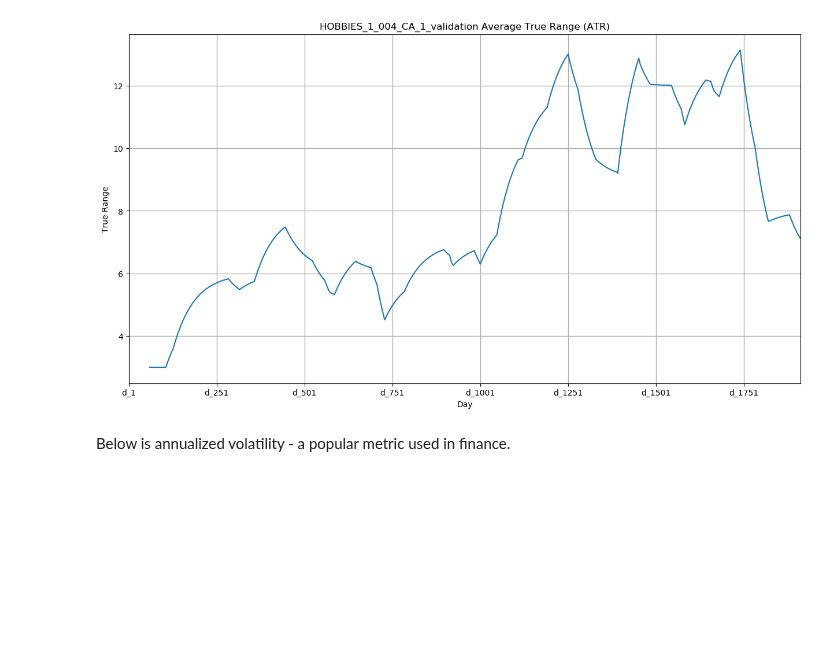
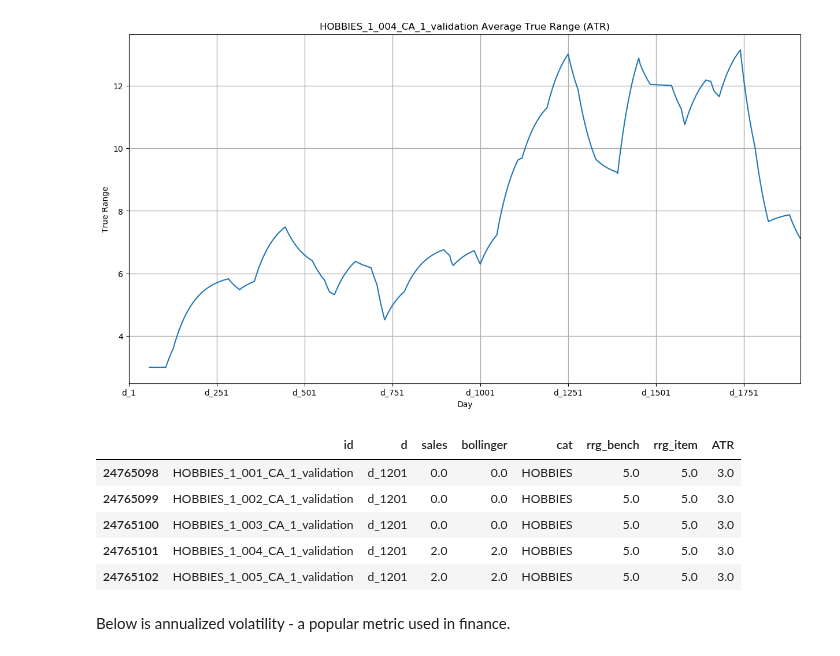
Before and after one commit to Luke-Gray/M5-Accuracy, a Jupyter notebook: M5 Visualizing Strength and Volatility.ipynb, the cells around one changed output. Drawn from its saved outputs; the diff is of its cells as text; code cells hidden in the pictures; blank space fills up the shorter version.

```diff
--- a/M5 Visualizing Strength and Volatility.ipynb
+++ b/M5 Visualizing Strength and Volatility.ipynb
@@ -795,0 +850,8 @@ ValueError: Length of values does not match length of index
+# %%
+wi_len = []
+for i in wi_short['id'].unique():
+    item_len = len(wi_short.loc[wi_short['id']==i])
+    if item_len not in wi_len:
+        wi_len.append(item_len)
+    else:
+        continue
@@ -805,7 +905,7 @@ def wwma(values, window):
 
 def ATR(item, window):
 
-    item_df = sales.loc[sales['id'] == item][d_cols].T
+    item_df = sales.loc[sales['id'] == item][d_cols]
     item_wwma = item_df.ewm(alpha=1/window, adjust=False).mean() #Wilder's EMA
 
     high = item_df.rolling(window).max()
@@ -816,7 +916,8 @@ def ATR(item, window):
     item_df['tr2'] = abs(low - close.shift())
     tr = item_df[['tr0', 'tr1', 'tr2']].max(axis=1)
     atr = wwma(tr, window)
-    return atr
+    short['atr'] = atr
+    return short['atr']
 
 
 
@@ -834,3 +935,42 @@ plt.title('%s Average True Range (ATR)'% item)
 # %% [output]
 Text(0.5, 1.0, 'HOBBIES_1_004_CA_1_validation Average True Range (ATR)')
 [figure]
+# %%
+#Volatility measure
+def wwma(values, window):
+    """
+     J. Welles Wilder's EMA
+    """
+    return values.ewm(alpha=1/window, adjust=False).mean()
+
+def ATR(item, window):
+
+    item_df = pd.DataFrame({'bollinger':short.loc[short['id'] == item]['bollinger']})
+    item_wwma = item_df.ewm(alpha=1/window, adjust=False).mean() #Wilder's EMA
+
+    high = item_df.rolling(window).max()
+    low = item_df.rolling(window).min()
+    close = item_df.rolling(window).mean()
+    item_df['tr0'] = abs(high - low)
+    item_df['tr1'] = abs(high - close.shift())
+    item_df['tr2'] = abs(low - close.shift())
+    tr = item_df[['tr0', 'tr1', 'tr2']].max(axis=1)
+    atr = wwma(tr, window)
+    short['atr'] = atr
+    return short['atr'].fillna(method='ffill')
+# %%
+at = True
+while at==True:
+    for item in ca_short['id'].unique():
+        ca_short.loc[ca_short['id']==item, 'ATR'] = ATR(item, 90)
+    at=False
+# %%
+ca_short.ATR.fillna(method='bfill', inplace=True)
+ca_short.head()
+# %% [output]
+|  | id | d | sales | bollinger | cat | rrg_bench | rrg_item | ATR |
+| 24765098 | HOBBIES_1_001_CA_1_validation | d_1201 | 0.0 | 0.0 | HOBBIES | 5.0 | 5.0 | 3.0 |
+| 24765099 | HOBBIES_1_002_CA_1_validation | d_1201 | 0.0 | 0.0 | HOBBIES | 5.0 | 5.0 | 3.0 |
+| 24765100 | HOBBIES_1_003_CA_1_validation | d_1201 | 0.0 | 0.0 | HOBBIES | 5.0 | 5.0 | 3.0 |
+| 24765101 | HOBBIES_1_004_CA_1_validation | d_1201 | 2.0 | 2.0 | HOBBIES | 5.0 | 5.0 | 3.0 |
+| 24765102 | HOBBIES_1_005_CA_1_validation | d_1201 | 2.0 | 2.0 | HOBBIES | 5.0 | 5.0 | 3.0 |
```
Also changed, not shown: parts of 103 cells of this notebook, 1 other file.
